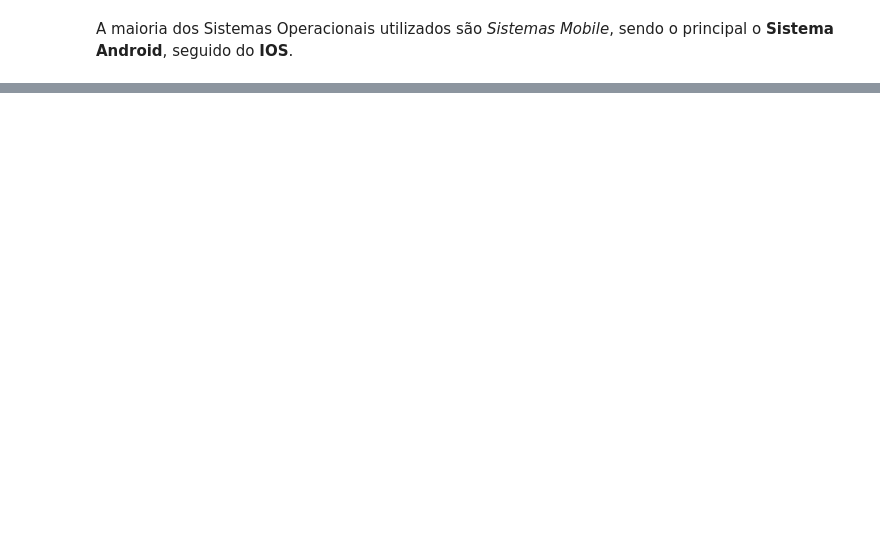
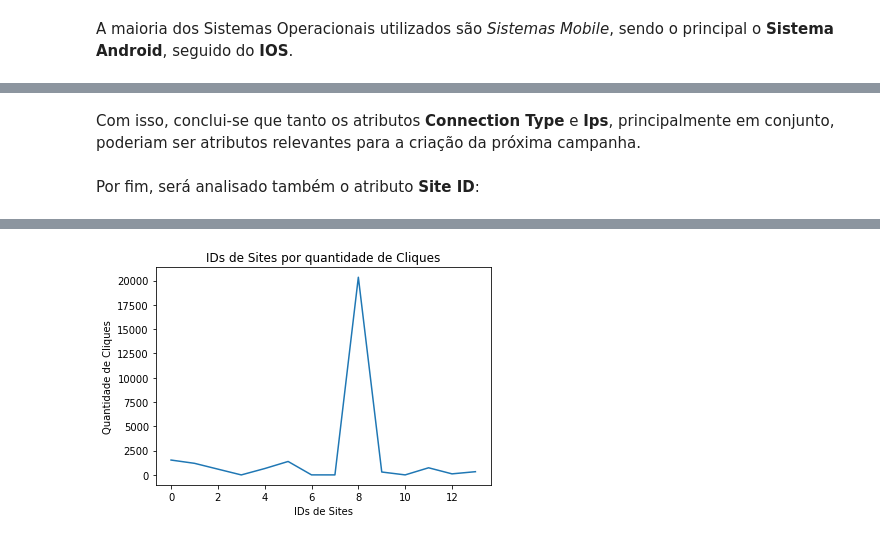
Before and after one commit to GinLuc/Case-Data-Analytics-Intern---RankMyApp, a Jupyter notebook: Analise_9CaBer_RankMyApp.ipynb, the cells around one changed output, grey strips where cells are left out. Drawn from its saved outputs; the diff is of its cells as text; code cells hidden in the pictures; blank space fills up the shorter version.

```diff
--- a/Analise_9CaBer_RankMyApp.ipynb
+++ b/Analise_9CaBer_RankMyApp.ipynb
@@ -390,3 +524,7 @@ Nesse aspecto, a maior parte dos usuários utilizam a **Internet Banda Larga**,
+# %% [markdown]
+Com isso, conclui-se que tanto os atributos **Connection Type** e **Ips**, principalmente em conjunto, poderiam ser atributos relevantes para a criação da próxima campanha.
+# %% [markdown]
+Por fim, será analisado também o atributo **Site ID**:
 # %%
 #Amostragem dos tipos de Transações realizadas
 taxi_app.groupby(["Traffic Source ID"]).count()
@@ -407,3 +545,14 @@ taxi_app.groupby(["Traffic Source ID"]).count()
 | db6c7a1a-450f-4cdf-bf3c-d7efd71f35cf | 735 | 735 | 735 | 735 | 735 | 735 | 735 | ... |
 | e2c04fed-16d0-4dcd-9787-7e23def8e1aa | 110 | 110 | 110 | 110 | 110 | 110 | 110 | ... |
 | fe41c4f2-e6d0-463a-b046-cb97fe33f0de | 333 | 333 | 333 | 333 | 333 | 333 | 333 | ... |
+# %%
+#Criação do Gráfico de Fontes de Tráfego com relação à quantidade de Cliques
+traffic = taxi_app.groupby(["Traffic Source ID"], as_index=True)["Click ID"].count()
+traffic_labels = padrao_colunas("Traffic Source ID")
+traffic_data = dict(zip(traffic_labels,traffic.keys()))
+pt.plot(traffic_labels, traffic.get_values());
+pt.title("IDs de Sites por quantidade de Cliques");
+pt.xlabel("IDs de Sites");
+pt.ylabel("Quantidade de Cliques");
+# %% [output]
+[figure, added]
```
Also changed, not shown: parts of 24 cells of this notebook.
